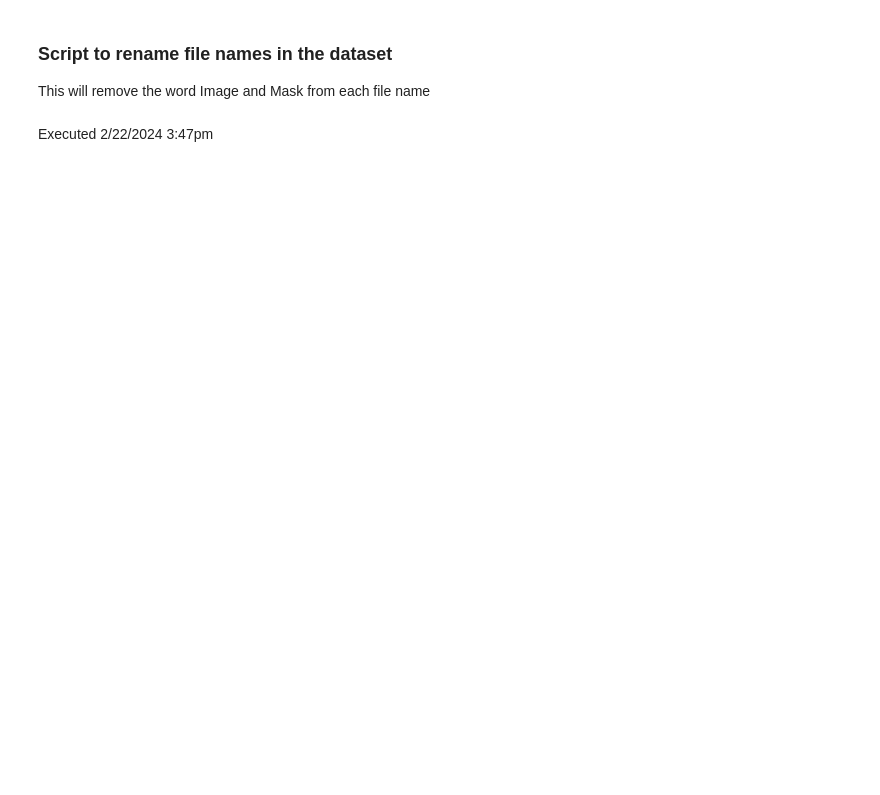
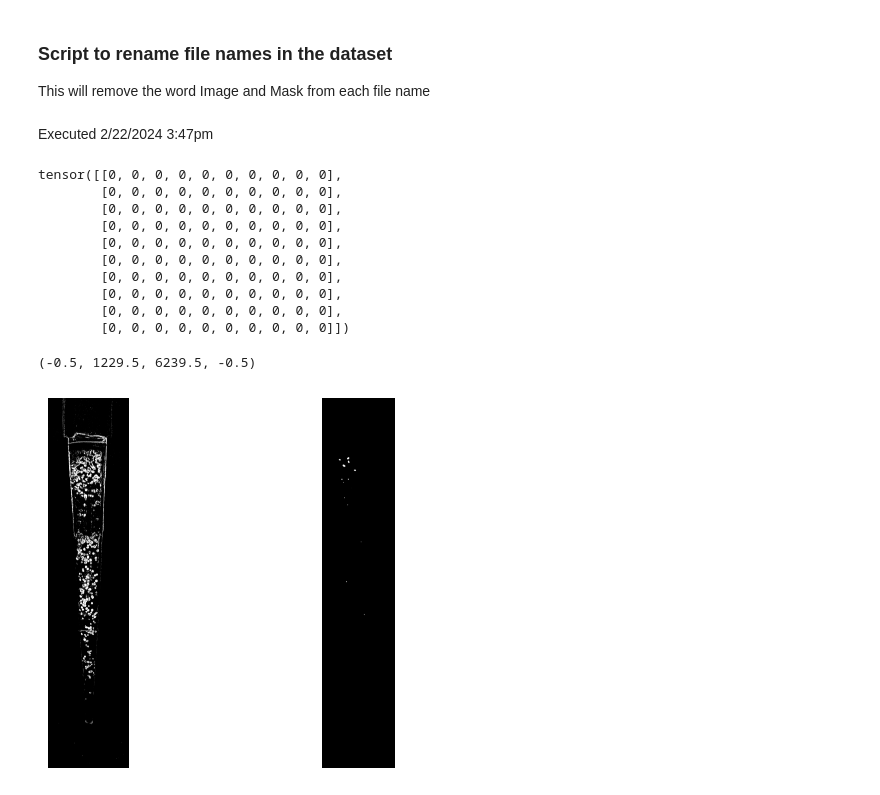
Before and after one commit to chrisdchan/gva_senior_design, a Jupyter notebook: image_processing/scripts-local.ipynb, the cells around one changed output. Saved outputs shown, nothing was run; the diff lists cells and outputs as text; code cells hidden in the pictures; blank space fills up the shorter version.

```diff
--- a/image_processing/scripts-local.ipynb
+++ b/image_processing/scripts-local.ipynb
@@ -53,0 +127,41 @@ apply_renames(img_dir, image_renames)
+# %%
+''' Test conversion
+'''
+import matplotlib.pyplot as plt
+import os
+
+prob_mask_filename = "data/masks/_Masks/SH_5.h5"
+seg_mask_filename = "data/masks/_Masks/YH_1.h5"
+aiden_file = 'data/masks/_Masks/ACC_1.h5'
+
+tens = utils.get_h5_tensor(aiden_file)
+print()
+
+'''
+prob_tensor = utils.get_h5_tensor(prob_mask_filename)
+seg_tensor = utils.get_h5_tensor(seg_mask_filename)
+
+bin_tensor1 = convert_to_binary(prob_tensor)
+bin_tensor2 = convert_to_binary(seg_tensor)
+
+print(bin_tensor1[20:30, 20:30])
+
+fig, ax = plt.subplots(1, 2)
+ax[0].imshow(bin_tensor1, cmap='gray')
+ax[0].axis('off')
+ax[1].imshow(bin_tensor2, cmap='gray')
+ax[1].axis('off')
+'''
+# %% [output]
+tensor([[0, 0, 0, 0, 0, 0, 0, 0, 0, 0],
+        [0, 0, 0, 0, 0, 0, 0, 0, 0, 0],
+        [0, 0, 0, 0, 0, 0, 0, 0, 0, 0],
+        [0, 0, 0, 0, 0, 0, 0, 0, 0, 0],
+        [0, 0, 0, 0, 0, 0, 0, 0, 0, 0],
+        [0, 0, 0, 0, 0, 0, 0, 0, 0, 0],
+        [0, 0, 0, 0, 0, 0, 0, 0, 0, 0],
+        [0, 0, 0, 0, 0, 0, 0, 0, 0, 0],
+        [0, 0, 0, 0, 0, 0, 0, 0, 0, 0],
+        [0, 0, 0, 0, 0, 0, 0, 0, 0, 0]])
+(-0.5, 1229.5, 6239.5, -0.5)
+[figure, added]
```
Also changed, not shown: parts of 4 cells of this notebook, 3 other files.
